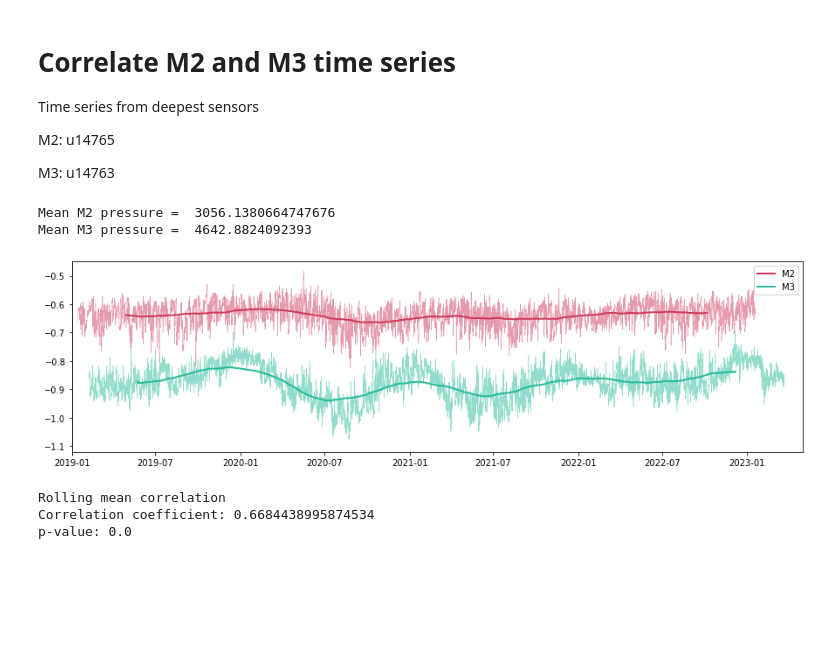
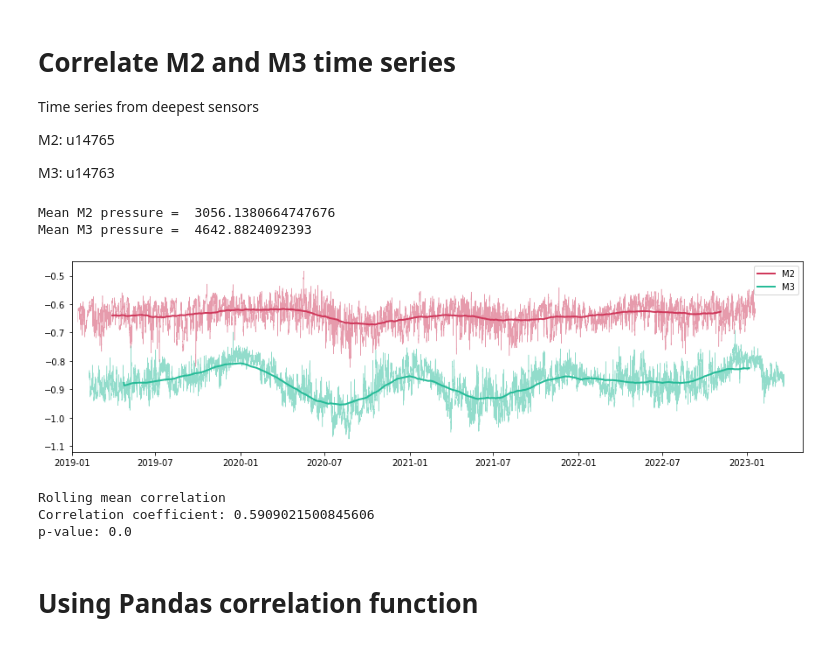
Before and after one commit to shannonbohman/Weddell_Timeseries, a Jupyter notebook: Weddell_July2023.ipynb, the cells around one changed output. Drawn from its saved outputs; the diff is of its cells as text; code cells hidden in the pictures; blank space fills up the shorter version.

```diff
--- a/Weddell_July2023.ipynb
+++ b/Weddell_July2023.ipynb
@@ -1458,7 +1524,7 @@ ds_M3_deep = xr.open_dataset('M3_netCDF_1999_2023/Weddell_Data_2019_2023/M3_SBE3
 ###                                                                            ###
 ###----------------------------------------------------------------------------###
 ###----------------------------------------------------------------------------###
-window_size=4*24*30*7 # 7-month rolling mean
+window_size=4*24*30*5 # 7-month rolling mean
 
 x_M2 = np.asarray(ds_M2_deep.time)
 t_M2 = np.asarray(ds_M2_deep.temperature)
@@ -1547,36 +1613,36 @@ data2 = np.asarray(PT_mean_M3[1500:])
 time1 = time1[~np.isnan(data1)]
 time2 = time2[~np.isnan(data2)]
 data1 = data1[~np.isnan(data1)]
 data2 = data2[~np.isnan(data2)]
 
 time1 = time1 - np.timedelta64(1, 's')
 mutual_times = np.asarray(myfun.intersection(time1,time2))
 
 # Find the indices where time1 and time2 equals mutual_times
 indices1 = np.where(np.isin(time1, mutual_times))[0]
 indices2 = np.where(np.isin(time2, mutual_times))[0]
 
 time1 = time1[indices1]
 time2 = time2[indices2]
 
 data1 = data1[indices1]
 data2 = data2[indices2]
 
 # Calculate the Pearson correlation coefficient and the p-value
 correlation, p_value = pearsonr(data1, data2)
 
 print('Rolling mean correlation')
 # Print the correlation coefficient
 print("Correlation coefficient:", correlation)
 
 # Print the p-value
 print("p-value:", p_value)
 # %% [output]
 Mean M2 pressure =  3056.1380664747676
 Mean M3 pressure =  4642.8824092393
-[figure, old version]
+[figure, new version]
 Rolling mean correlation
-Correlation coefficient: 0.6684438995874534
+Correlation coefficient: 0.5909021500845606
 p-value: 0.0
 # %%
 # ###----------------------------------------------------------------------------###
@@ -1699,3 +1765,5 @@ p-value: 0.0
 
 # # Print the p-value
 # print("p-value:", p_value)
+# %% [markdown]
+# Using Pandas correlation function
```
Also changed, not shown: parts of 53 cells of this notebook.
